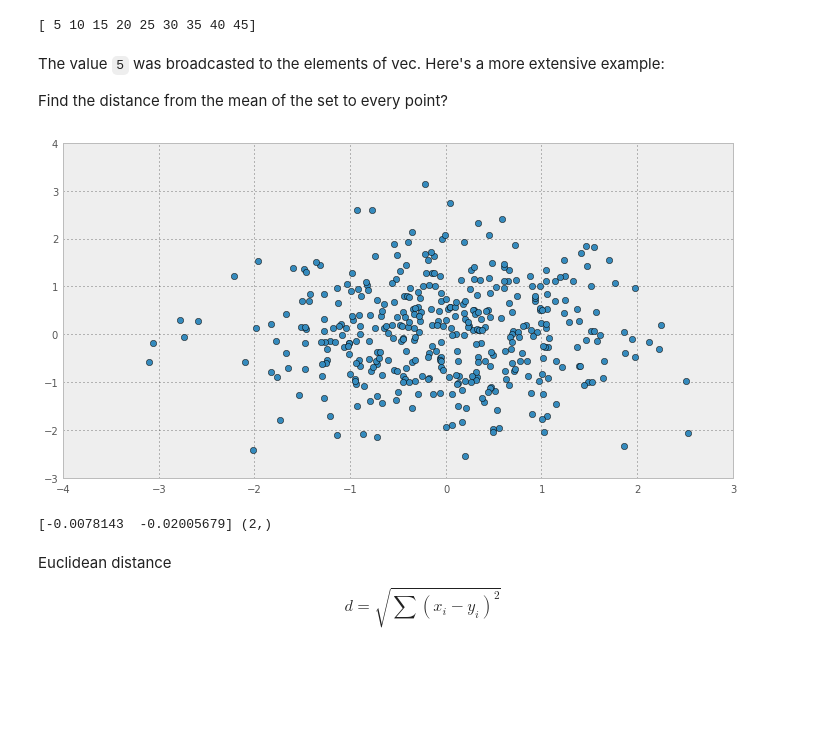
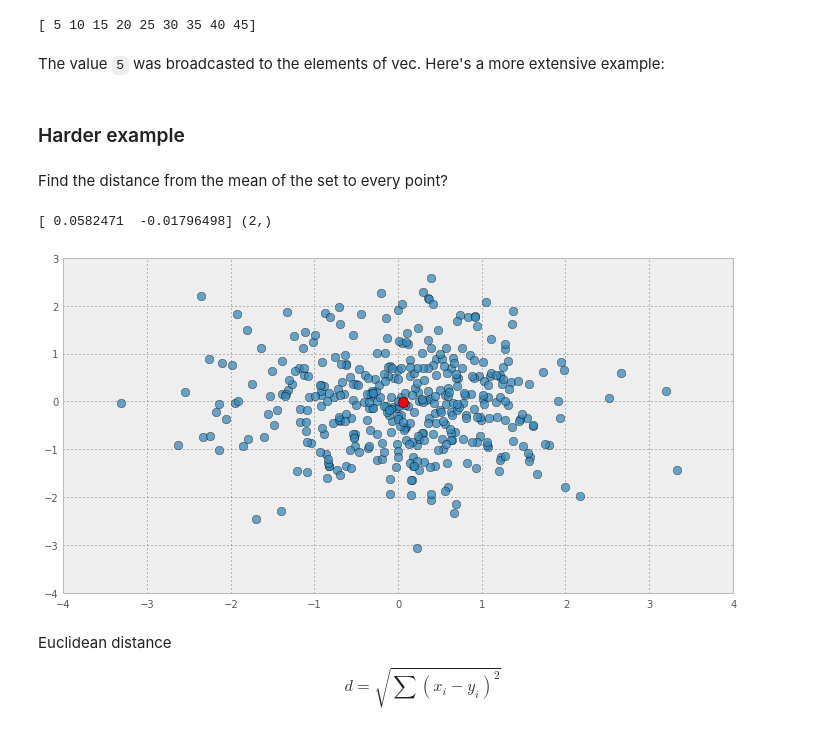
Before and after one commit to vijayv/Meetup-Fall-2013, a Jupyter notebook: python/lecture_07_numpy.ipynb, the cells around one changed output. Drawn from its saved outputs; the diff is of its cells as text; code cells hidden in the pictures; blank space fills up the shorter version.

Commit message:
Numpy lecture and examples

```diff
--- a/python/lecture_07_numpy.ipynb
+++ b/python/lecture_07_numpy.ipynb
@@ -426,19 +423,22 @@ print vec * 5
 [ 5 10 15 20 25 30 35 40 45]
 # %% [markdown]
 The value `5` was broadcasted to the elements of vec.  Here's a more extensive example:
-
-Find the distance from the mean of the set to every point?
+# %% [markdown]
+### Harder example
+# %% [markdown]
+Find the distance from the mean of the set to every point?
 # %%
 a = np.random.randn(400,2)
-plt.plot(a[:,0], a[:,1], 'o')
-plt.show()
+m = a.mean(0)
+print m, m.shape
 # %% [output]
-[figure, removed]
+[ 0.0582471  -0.01796498] (2,)
-# %%
-m = a.mean(0)
-print m, m.shape
-# %% [output]
-[-0.0078143  -0.02005679] (2,)
+# %%
+plt.plot(a[:,0], a[:,1], 'o', markersize=8, alpha=0.75)
+plt.plot(m[0], m[1], 'ro', markersize=10)
+plt.show()
+# %% [output]
+[figure, added]
 # %% [markdown]
 Euclidean distance
 
```
Also changed, not shown: parts of 11 cells of this notebook, 8 other files.
